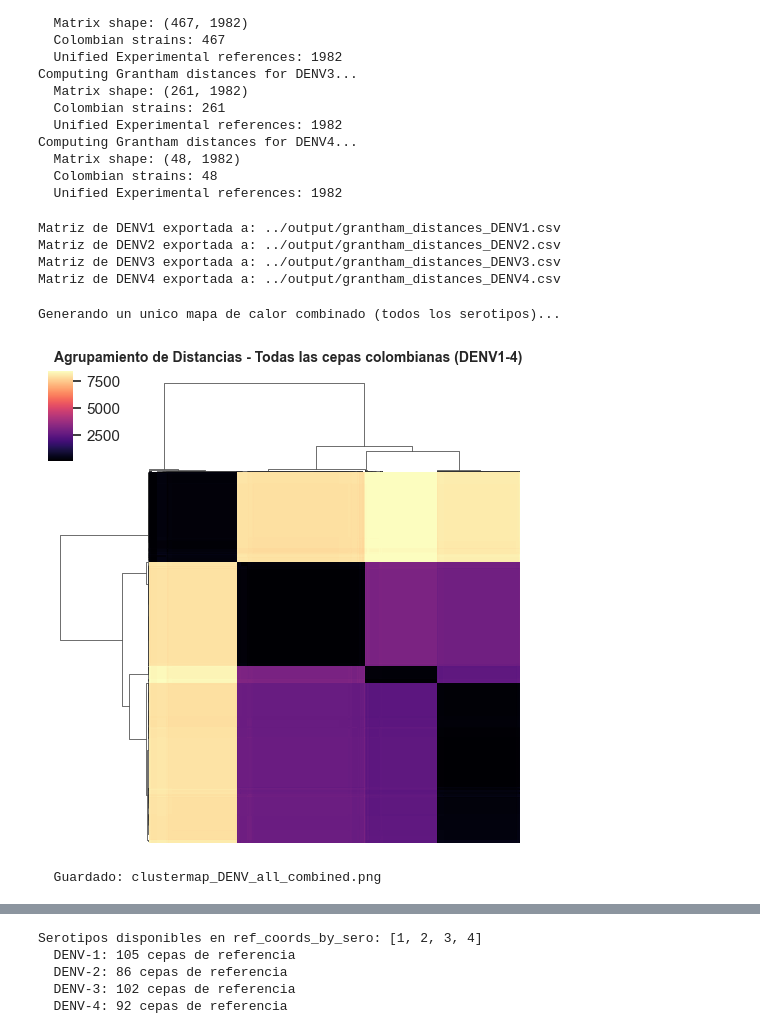
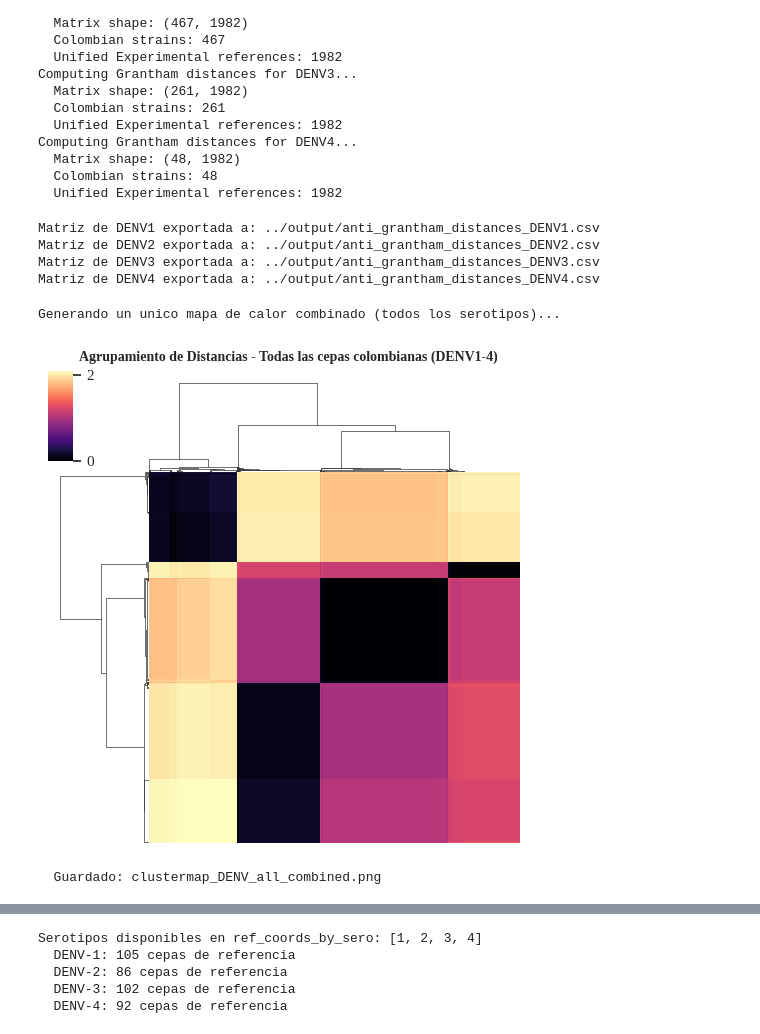
Before and after one commit to dirreno/denv-cross-inmunity, a Jupyter notebook: notebooks/distances.ipynb, the cells around one changed output, grey strips where cells are left out. Cells and saved outputs as stored; diff of their text form; code cells hidden in the pictures.

```diff
--- a/notebooks/distances.ipynb
+++ b/notebooks/distances.ipynb
@@ -1869,19 +1862,15 @@ plt.close()
 # %% [markdown]
 # Antigenic Space Projection
 # %%
-import numpy as np
-import pandas as pd
-from Bio import SeqIO
+cache = {}
 
-grantham_cache = {}
-
-def get_grantham_dist(seq1, seq2):
+def get_antigenic_dist(seq1, seq2):
     if seq1 > seq2:
         seq1, seq2 = seq2, seq1
     key = (seq1, seq2)
-    if key not in grantham_cache:
-        grantham_cache[key] = grantham_distance(seq1, seq2)
-    return grantham_cache[key]
+    if key not in cache:
+        cache[key] = antigenic_distance(seq1, seq2)
+    return cache[key]
 
 all_exp_records = []
 for sero in [1, 2, 3, 4]:
@@ -1890,10 +1879,10 @@ for sero in [1, 2, 3, 4]:
     all_exp_records.extend(records)
 
 all_exp_ids = [r.id for r in all_exp_records]
-all_exp_seqs = [str(r.seq[296:397]) for r in all_exp_records]  # EDIII region
+all_exp_seqs = [str(r.seq) for r in all_exp_records]
 n_all_exp = len(all_exp_seqs)
 
-colombian_grantham_matrices = []
+matrices = []
 
 for sero in [1, 2, 3, 4]:
     print(f"Computing Grantham distances for DENV{sero}...")
@@ -1901,18 +1890,17 @@ for sero in [1, 2, 3, 4]:
     col_records = [r for r in SeqIO.parse(AA_SEQS_COL_E.format(sero), "fasta")
                    if not r.id.startswith("NODE")]
     col_ids = [r.id for r in col_records]
-    col_seqs = [str(r.seq[296:397]) for r in col_records]  # EDIII region
+    col_seqs = [str(r.seq) for r in col_records]
 
     n_col = len(col_seqs)
     matrix = np.zeros((n_col, n_all_exp))
 
     for i in range(n_col):
         for j in range(n_all_exp):
-            dist, sites = get_grantham_dist(col_seqs[i], all_exp_seqs[j])
-            matrix[i, j] = dist if sites > 0 else np.nan
-
+            dist = antigenic_distance(col_seqs[i], all_exp_seqs[j])
+            matrix[i, j] = dist
     df_matrix = pd.DataFrame(matrix, index=col_ids, columns=all_exp_ids)
-    colombian_grantham_matrices.append(df_matrix)
+    matrices.append(df_matrix)
 
     print(f"  Matrix shape: {df_matrix.shape}")
     print(f"  Colombian strains: {len(col_ids)}")
@@ -1936,21 +1924,21 @@ Computing Grantham distances for DENV4...
   Unified Experimental references: 1982
 # %%
 for i, sero in enumerate([1, 2, 3, 4]):
-    filename = f"../output/grantham_distances_DENV{sero}.csv"
-    colombian_grantham_matrices[i].to_csv(filename, index=True, na_rep='NaN')
+    filename = f"../output/anti_grantham_distances_DENV{sero}.csv"
+    matrices[i].to_csv(filename, index=True, na_rep='NaN')
 
     print(f"Matriz de DENV{sero} exportada a: {filename}")
 # %% [output]
-Matriz de DENV1 exportada a: ../output/grantham_distances_DENV1.csv
-Matriz de DENV2 exportada a: ../output/grantham_distances_DENV2.csv
-Matriz de DENV3 exportada a: ../output/grantham_distances_DENV3.csv
-Matriz de DENV4 exportada a: ../output/grantham_distances_DENV4.csv
+Matriz de DENV1 exportada a: ../output/anti_grantham_distances_DENV1.csv
+Matriz de DENV2 exportada a: ../output/anti_grantham_distances_DENV2.csv
+Matriz de DENV3 exportada a: ../output/anti_grantham_distances_DENV3.csv
+Matriz de DENV4 exportada a: ../output/anti_grantham_distances_DENV4.csv
 # %%
-if colombian_grantham_matrices[i] is None or colombian_grantham_matrices[i].empty:
+if matrices[i] is None or matrices[i].empty:
     for i, sero in enumerate([1, 2, 3, 4]):
-        filename = f"../output/grantham_distances_DENV{sero}.csv"
+        filename = f"../output/anti_grantham_distances_DENV{sero}.csv"
         if os.path.exists(filename):
-            colombian_grantham_matrices[i] = pd.read_csv(
+            matrices[i] = pd.read_csv(
                 filename,
                 index_col=0
             )
@@ -1960,7 +1948,7 @@ if colombian_grantham_matrices[i] is None or colombian_grantham_matrices[i].empt
             continue
 
         # Export/update the matrix
-        colombian_grantham_matrices[i].to_csv(
+        matrices[i].to_csv(
             filename,
             index=True,
             na_rep="NaN"
@@ -1970,25 +1958,25 @@ if colombian_grantham_matrices[i] is None or colombian_grantham_matrices[i].empt
 # %%
 print("\nGenerando un unico mapa de calor combinado (todos los serotipos)...")
 
-combined_df = pd.concat(colombian_grantham_matrices, axis=0)
+combined_df = pd.concat(matrices, axis=0)
 
 g = sns.clustermap(
     combined_df,
     cmap='magma',
     xticklabels=False,
     yticklabels=False,
     figsize=(5, 5),
     robust=True
 )
 
 g.fig.suptitle('Agrupamiento de Distancias - Todas las cepas colombianas (DENV1-4)', y=1.02, fontsize=10, fontweight='bold')
 g.savefig('../figures/clustermap_DENV_all_combined.png', dpi=300, bbox_inches='tight')
 plt.show()
 plt.close()
 
 print("  Guardado: clustermap_DENV_all_combined.png")
 # %% [output]
 Generando un unico mapa de calor combinado (todos los serotipos)...
-[figure, old version]
+[figure, new version]
   Guardado: clustermap_DENV_all_combined.png
 # %%
```
Also changed, not shown: parts of 13 cells of this notebook, 6 other files.
